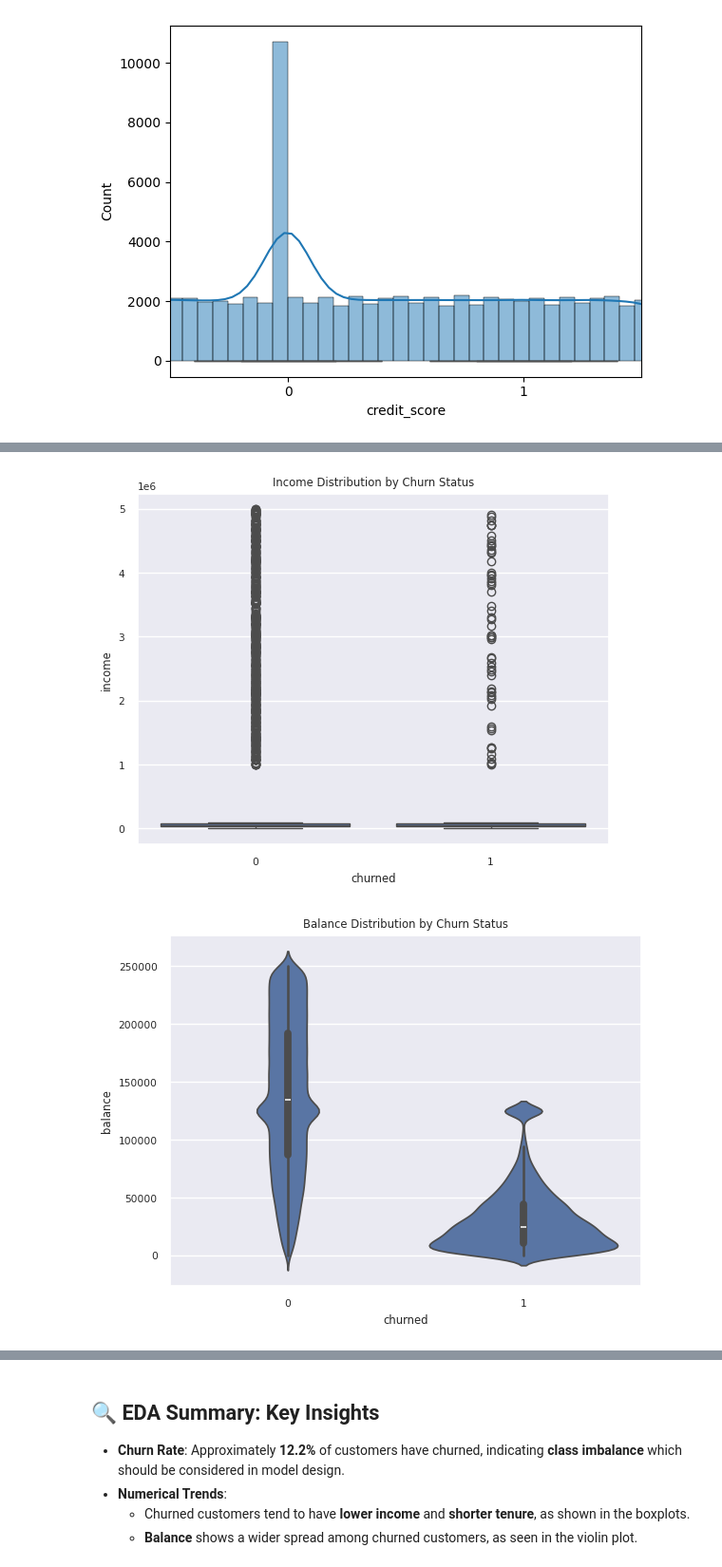
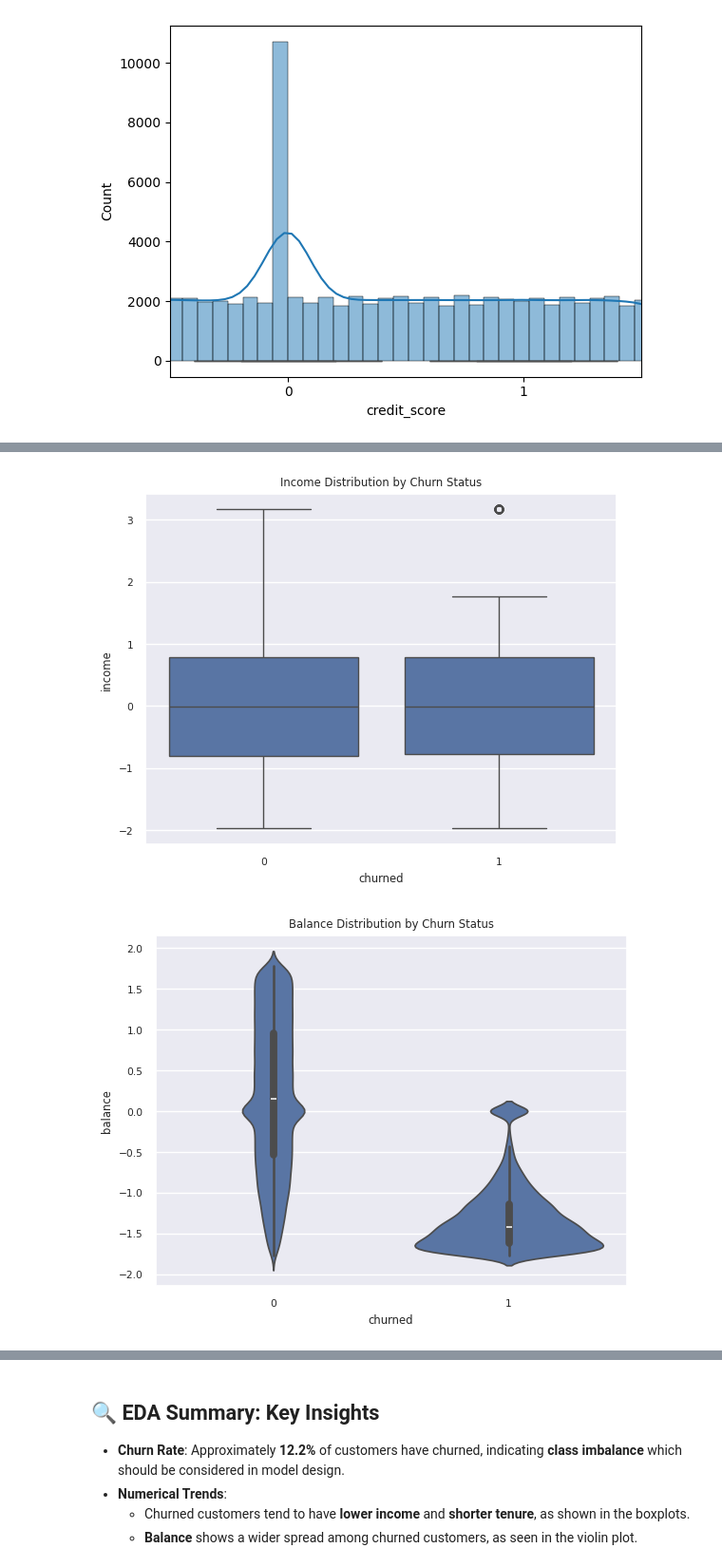
Before and after one commit to SusheniUmayangana/Customer_churn, a Jupyter notebook: FDM_mini_project.ipynb, the cells around one changed output, grey strips where cells are left out. Shown at 95% size. Cells and saved outputs as stored; diff of their text form; code cells hidden in the pictures.

```diff
--- a/FDM_mini_project.ipynb
+++ b/FDM_mini_project.ipynb
@@ -164,2 +156,5 @@ df['churned'] = le.fit_transform(df['churned'].astype(str))
 # %% [markdown]
 # Exploratory Data Analysis (EDA)
+# %%
+df1 = pd.read_csv('Customer_churn/data/churn_cleaned.csv')
+df1.head()
@@ -281,23 +237,20 @@ plt.show()
 # %%
 # Numerical Features vs. Churn
 
-import seaborn as sns
-import matplotlib.pyplot as plt
-
 # Boxplot: Income vs Churn
-sns.boxplot(x='churned', y='income', data=df)
+sns.boxplot(x='churned', y='income', data=df1)
 plt.title("Income Distribution by Churn Status")
 plt.show()
 
 # Violin plot: Balance vs Churn
-sns.violinplot(x='churned', y='balance', data=df)
+sns.violinplot(x='churned', y='balance', data=df1)
 plt.title("Balance Distribution by Churn Status")
 plt.show()
 
 # Boxplot: Tenure vs Churn
-sns.boxplot(x='churned', y='tenure_years', data=df)
+sns.boxplot(x='churned', y='tenure_years', data=df1)
 plt.title("Tenure vs Churn")
 plt.show()
 # %% [output]
-[figure, old version]
+[figure, new version]
-[figure, old version]
+[figure, new version]
```
Also changed, not shown: parts of 13 cells of this notebook.
